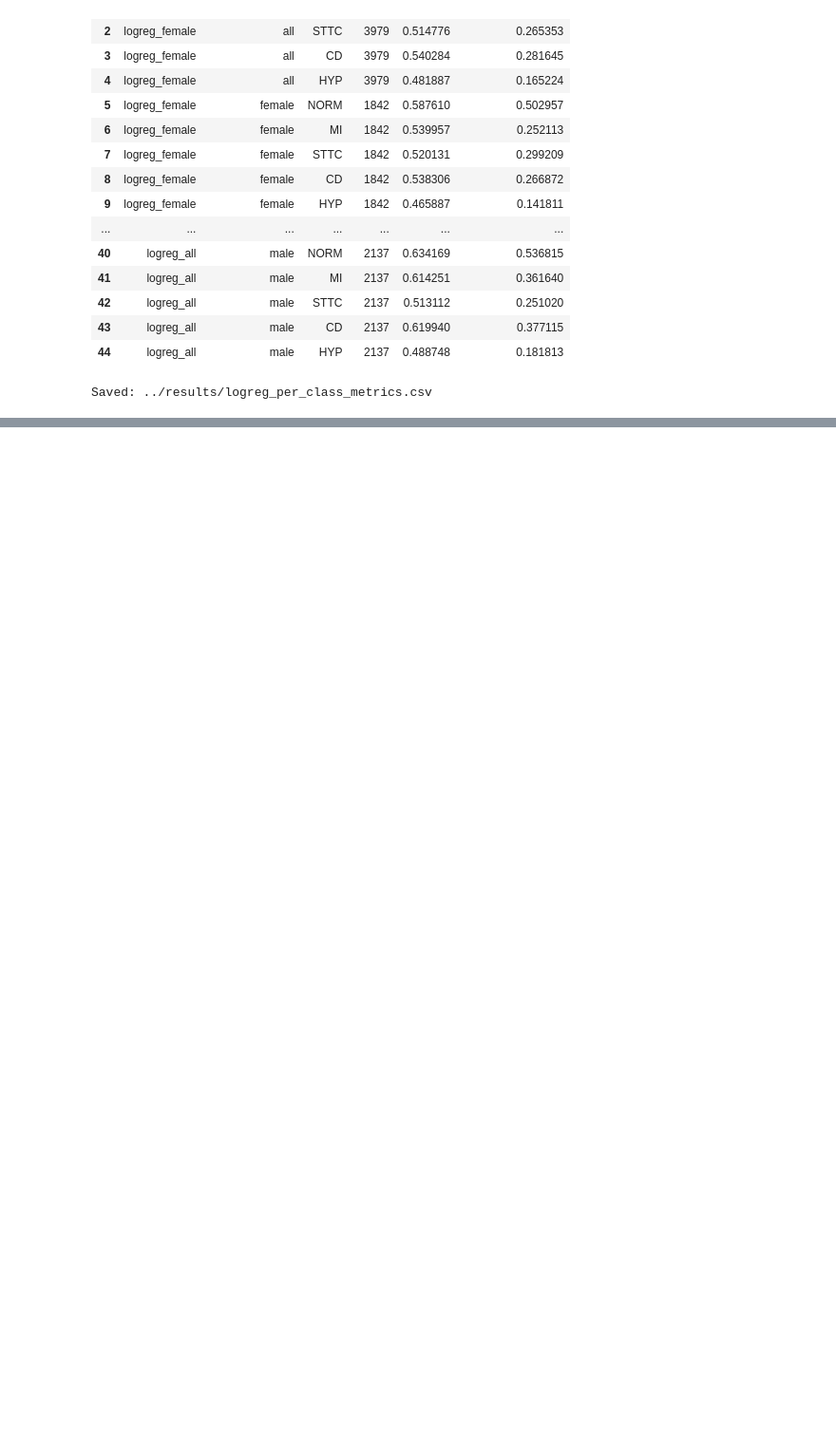
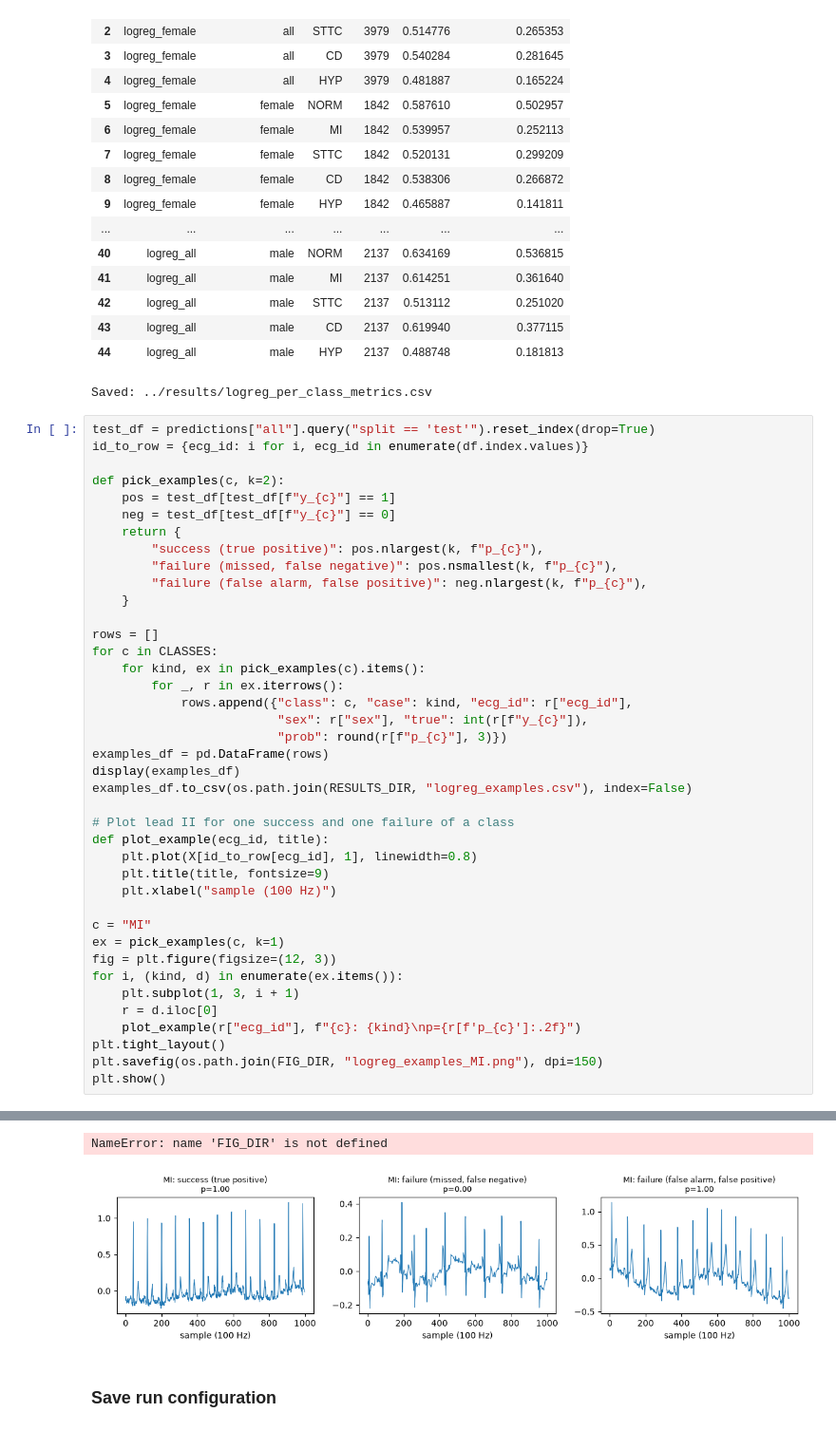
Before and after one commit to chloemjones13/6600_Final_Project, a Jupyter notebook: notebooks/04_logistic_baseline.ipynb, the cells around one changed output, grey strips where cells are left out. Shown at 95% size. Cells and saved outputs as stored; diff of their text form; blank space fills up the shorter version.

```diff
--- a/notebooks/04_logistic_baseline.ipynb
+++ b/notebooks/04_logistic_baseline.ipynb
@@ -463,3 +496,44 @@ print("Saved:", per_class_path)
 | 43 | logreg_all | male | CD | 2137 | 0.619940 | 0.377115 |
 | 44 | logreg_all | male | HYP | 2137 | 0.488748 | 0.181813 |
 Saved: ../results/logreg_per_class_metrics.csv
+# %%
+test_df = predictions["all"].query("split == 'test'").reset_index(drop=True)
+id_to_row = {ecg_id: i for i, ecg_id in enumerate(df.index.values)}
+
+def pick_examples(c, k=2):
+    pos = test_df[test_df[f"y_{c}"] == 1]
+    neg = test_df[test_df[f"y_{c}"] == 0]
+    return {
+        "success (true positive)": pos.nlargest(k, f"p_{c}"),
+        "failure (missed, false negative)": pos.nsmallest(k, f"p_{c}"),
+        "failure (false alarm, false positive)": neg.nlargest(k, f"p_{c}"),
+    }
+
+rows = []
+for c in CLASSES:
+    for kind, ex in pick_examples(c).items():
+        for _, r in ex.iterrows():
+            rows.append({"class": c, "case": kind, "ecg_id": r["ecg_id"],
+                         "sex": r["sex"], "true": int(r[f"y_{c}"]),
+                         "prob": round(r[f"p_{c}"], 3)})
+examples_df = pd.DataFrame(rows)
+display(examples_df)
+examples_df.to_csv(os.path.join(RESULTS_DIR, "logreg_examples.csv"), index=False)
+
+# Plot lead II for one success and one failure of a class
+def plot_example(ecg_id, title):
+    plt.plot(X[id_to_row[ecg_id], 1], linewidth=0.8)
+    plt.title(title, fontsize=9)
+    plt.xlabel("sample (100 Hz)")
+
+c = "MI"
+ex = pick_examples(c, k=1)
+fig = plt.figure(figsize=(12, 3))
+for i, (kind, d) in enumerate(ex.items()):
+    plt.subplot(1, 3, i + 1)
+    r = d.iloc[0]
+    plot_example(r["ecg_id"], f"{c}: {kind}\np={r[f'p_{c}']:.2f}")
+plt.tight_layout()
+plt.savefig(os.path.join(FIG_DIR, "logreg_examples_MI.png"), dpi=150)
+plt.show()
+# %% [output]
@@ -466,2 +557,6 @@ Saved: ../results/logreg_per_class_metrics.csv
+NameError: name 'FIG_DIR' is not defined
+[figure, added]
+# %% [markdown]
+### Save run configuration
 # %%
 logreg_config = {
```
Also changed, not shown: parts of 15 cells of this notebook, 1 other file.
